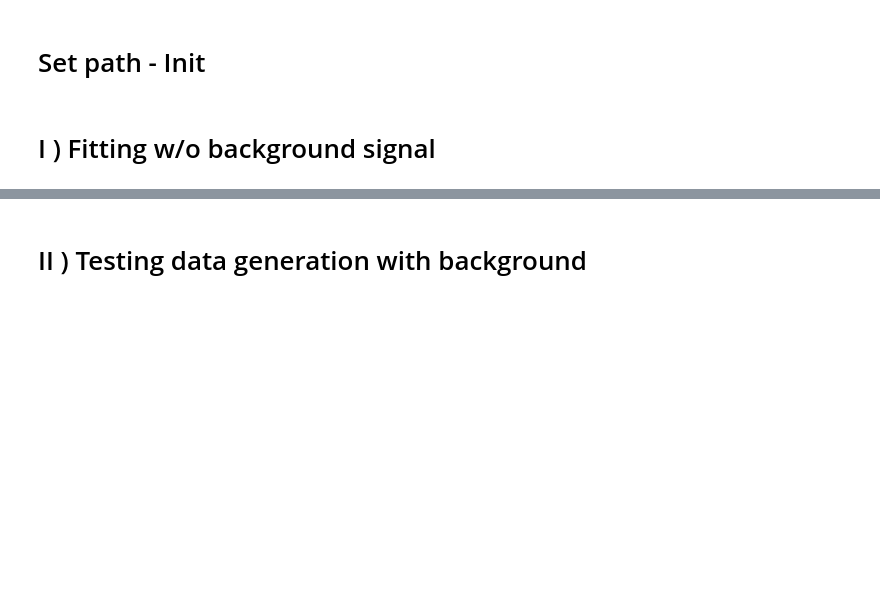
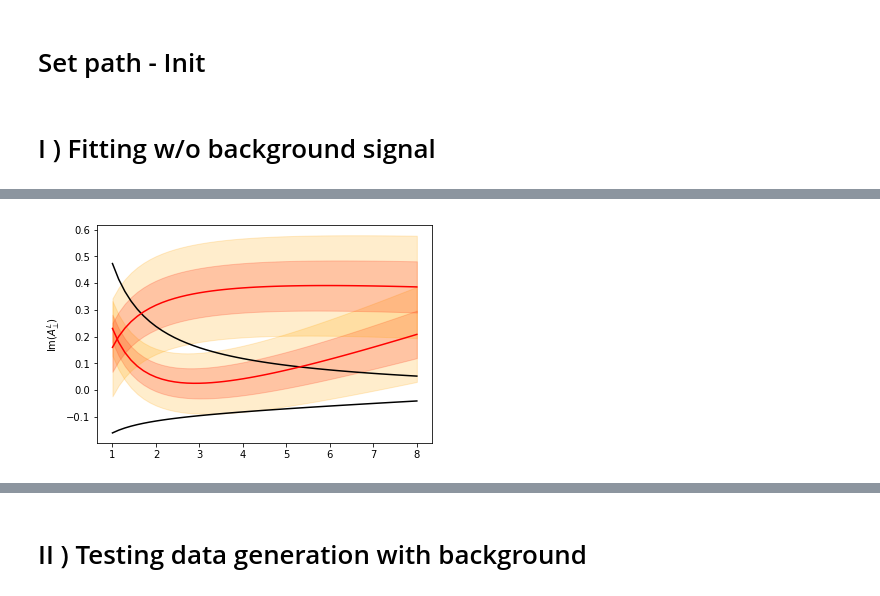
Before and after one commit to kamathrohan/b-decay-unbinned-machine-fit, a Jupyter notebook: Minuit/Optimizer.ipynb, the cells around one changed output, grey strips where cells are left out. Drawn from its saved outputs; the diff is of its cells as text; code cells hidden in the pictures; blank space fills up the shorter version.

Commit message:
Optimizer + amplitude fits

```diff
--- a/Minuit/Optimizer.ipynb
+++ b/Minuit/Optimizer.ipynb
@@ -75,9 +68,13 @@ Initial coeffs for tensorflow fit: [-0.6342063, -0.07829778, 10.495879, 0.005627
 KeyboardInterrupt:
 # %%
 X=[]
+print(fix_array)
+fix_array=[0, 0, 0, 0, 0, 0, 0, 0, 0, 0, 0, 0, 0, 0, 0, 0, 0, 0, 0, 0, 0, 1, 1, 1, 0, 0, 0, 1, 1, 1, 1, 1, 1, 1, 1, 1, 0, 1, 1, 0, 1, 1, 0, 1, 1, 0, 1, 1]
+print(fix_array)
 for j in tqdm(range(5)):
     optimizeMigrad , coeffff = toy_signalSM.tf_fit(init= 'SAME SIGN' , fixed=fix_array , verbose=False)
     X.append(coeffff)
-    print(coeffff)
+    print('ID : ',toy_signalSM.coeffs)
+    print('FIT :', coeffff)
 X=np.asarray(X)
 # %% [output]
@@ -118,0 +118,70 @@ for i in range(len(fix_array)):
+# %%
+#Want to check for degeneracies
+
+x=np.linspace(1,8)
+
+#print( toy_signalSM.coeffs[0] , toy_signalSM.coeffs[1] , toy_signalSM.coeffs[2])
+#print( np.mean(X[:,0]) , np.mean(X[:,1]) , np.mean(X[:,2]))
+#print(X)
+
+
+Average=[]
+StandarD=[]
+for i in range(48):
+    Average.append(np.mean(X[:,i]))
+    StandarD.append(np.std(X[:,i]))
+
+AV=np.reshape(Average,(16,3))
+STD=np.reshape(StandarD,(16,3))
+
+def ansatz(alpha, beta, gamma, q2):
+    return alpha + beta*q2 + gamma/q2
+
+def error1(sig_alpha, sig_beta, sig_gamma, q2):
+    return np.sqrt(sig_alpha**2 + sig_beta**2*q2**2 + sig_beta**2/(q2**2))
+
+ID=np.reshape(toy_signalSM.coeffs,(16,3))
+
+OrderI=np.arange(16)
+OrderII=np.array([0, 5, 2, 1, 4, 3, 6, 7, 8, 9, 10, 11, 12, 13, 14, 15])
+Pseudo=np.array([1 , -1 , 1 , -1 , 1 , -1 , 1, 1, 1 , 1 , 1 , 1 ,1 ,1 ,1 ,1])
+
+# aproximate degeneracies in A_para_l & (- A_perp_l) ,  A_perp_l & (- A_para_l/2) ,  A_para_r & (- A_perp_r)
+# corresponds to
+
+id1=1
+param1=Pseudo[id1]*AV[int(OrderII[id1]),:]
+err1=Pseudo[id1]*STD[int(OrderII[id1]),:]
+ex1=ID[id1,:]
+
+id2=5
+param2=Pseudo[id2]*AV[int(OrderII[id2]),:]
+err2=Pseudo[id2]*STD[int(OrderII[id2]),:]
+ex2=ID[id2,:]
+print(ex1)
+
+PARAM=[param1 , param2]
+ERR=[err1 , err2]
+EX=[ex1,ex2]
+compare=[id1 , id2]
+
+for j in range(len(compare)):
+
+    id1=compare[j]
+    ex1=EX[j]
+    param1=PARAM[j]
+    print(param1)
+    err1=ERR[j]
+    print(id1)
+    plt.plot(x , ansatz(ex1[0] , ex1[1] , ex1[2] , x) , 'k')
+
+    plt.fill_between(x , ansatz(param1[0] , param1[1] , param1[2] , x) - error1(err1[0],err1[1],err1[2], x) ,
+                     ansatz(param1[0] , param1[1] , param1[2] , x) + error1(err1[0],err1[1],err1[2], x)  , alpha=0.2 , color='red')
+    plt.fill_between(x , ansatz(param1[0] , param1[1] , param1[2] , x) - 2*error1(err1[0],err1[1],err1[2], x) ,
+                     ansatz(param1[0] , param1[1] , param1[2] , x) + 2*error1(err1[0],err1[1],err1[2], x)  , alpha=0.2 , color='orange')
+
+    #plt.plot(x , ansatz(np.mean(X[:,0]) , np.mean(X[:,1]) , np.mean(X[:,2]) , x) -error1(np.std(X[:,0]), np.std(X[:,1]), np.std(X[:,2]), x))
+    plt.plot(x , ansatz(param1[0] , param1[1] , param1[2] , x), 'r')
+    plt.ylabel(amplitude_latex_names[id1])
+plt.show()
+# %% [output]
@@ -119 +193,2 @@ for i in range(len(fix_array)):
+[figure, added]
 # %%
```
Also changed, not shown: parts of 22 cells of this notebook.
